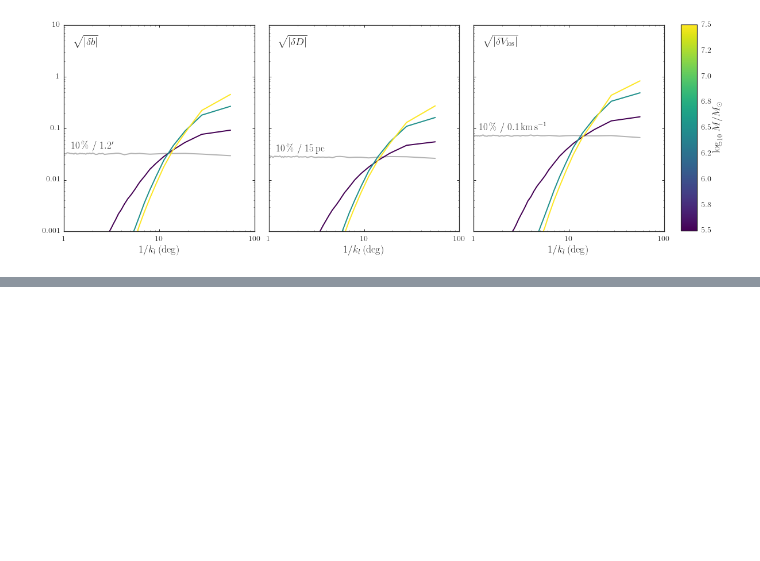
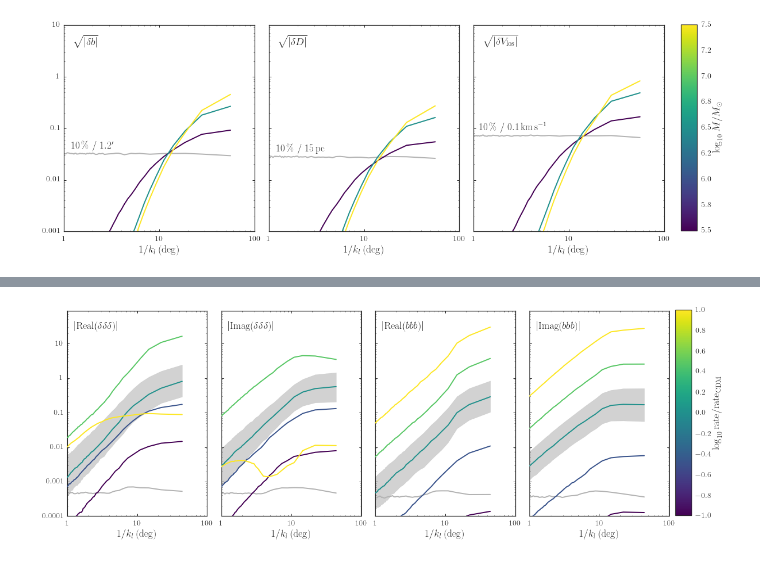
Before and after one commit to jobovy/streamgap-pepper, a Jupyter notebook: StreamPepperAnalysisGD1LikeObserved.ipynb, the cells around one changed output, grey strips where cells are left out. Saved outputs shown, nothing was run; the diff lists cells and outputs as text; code cells hidden in the pictures; blank space fills up the shorter version.

```diff
--- a/StreamPepperAnalysisGD1LikeObserved.ipynb
+++ b/StreamPepperAnalysisGD1LikeObserved.ipynb
@@ -492,0 +666,35 @@ if save_figures:
+# %%
+bovy_plot.bovy_print(axes_labelsize=18.,xtick_labelsize=14.,ytick_labelsize=14.)
+figsize(16,6)
+cmap= cm.viridis
+if save_figures:
+    figsize(12,4.25)
+    fig= figure()
+    fig.subplots_adjust(left=0.065,right=0.8875,bottom=0.135,top=0.95,wspace=0.1)
+else:
+    figsize(16,6)
+plot_all_bispectrum(os.path.join(basefilename,'gd1_t64sampling_X5_5-9_dens.dat'),
+                    color=color_from_colormap(0.,cmap,-1,1.,),zorder=8,fill=True,nsim=None,
+                    err_color='0.7')
+plot_all_bispectrum(os.path.join(basefilename,'gd1_t64sampling_X5_cdmp33_5-9_dens.dat'),
+                    color=color_from_colormap(numpy.log10(0.333333333),cmap,-1.,1.),zorder=9,nsim=None,
+                    errs=[None,None])
+plot_all_bispectrum(os.path.join(basefilename,'gd1_t64sampling_X5_cdm3_5-9_dens.dat'),
+                    color=color_from_colormap(numpy.log10(3.),cmap,-1.,1.),zorder=10,nsim=None,
+                    errs=[None,None])
+plot_all_bispectrum(os.path.join(basefilename,'gd1_t64sampling_X5_cdmp1_5-9_dens.dat'),
+                    color=color_from_colormap(-1.,cmap,-1.,1.),zorder=9,nsim=None,
+                    errs=[None,None])
+plot_all_bispectrum(os.path.join(basefilename,'gd1_t64sampling_X5_cdm10_5-9_dens.dat'),
+                    color=color_from_colormap(1.,cmap,-1.,1.),zorder=10,nsim=None,
+                    errs=[None,None])
+set_ranges_and_labels_bispectrum(high=90.)
+if not save_figures: tight_layout()
+add_colorbar_bispectrum(-1.,1.,r'$\log_{10} \mathrm{rate}/\mathrm{rate}_{\mathrm{CDM}}$',save_figures=save_figures)
+if save_figures:
+    bovy_plot.bovy_end_print(os.path.join(os.getenv('PAPERSDIR'),'2016-stream-stats',
+                                          'gd1like_bispectrum_obs_rate.pdf'))
+else:
+    tight_layout()
+# %% [output]
+[figure, added]
```
Also changed, not shown: parts of 5 cells of this notebook.
